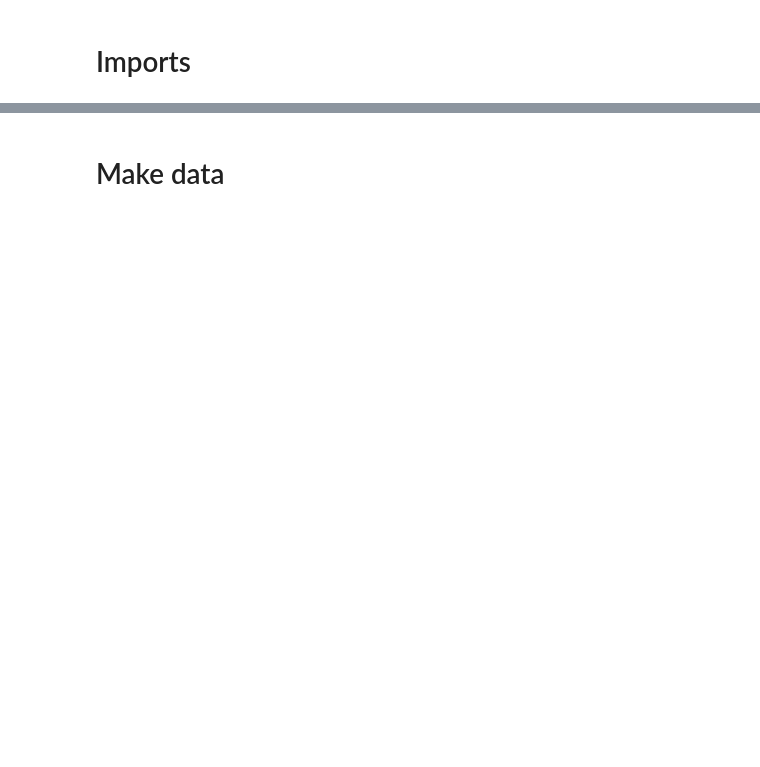
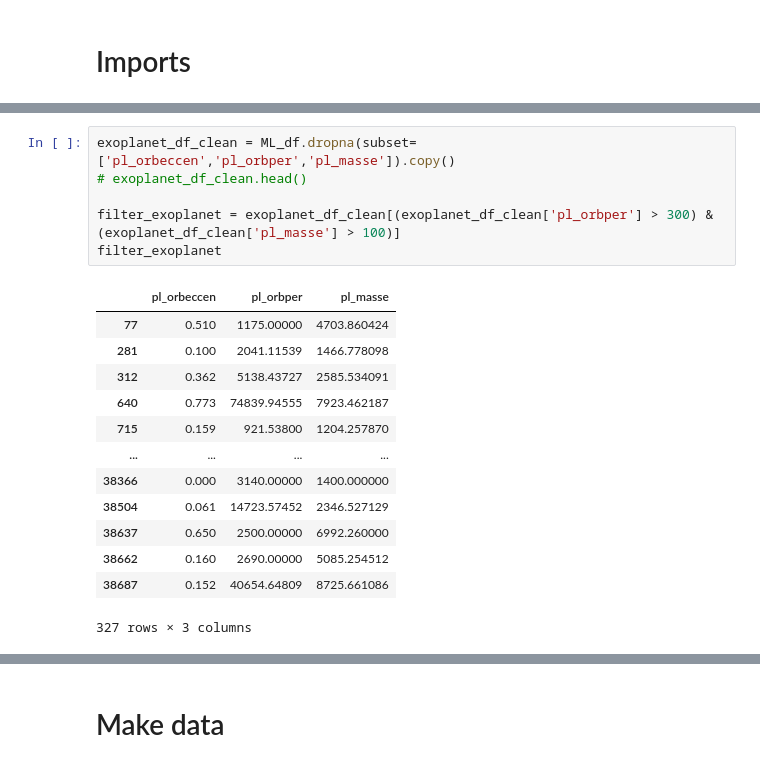
Before and after one commit to victorkarkour/Microlensing-Separation, a Jupyter notebook: Dist_e.ipynb, the cells around one changed output, grey strips where cells are left out. Cells and saved outputs as stored; diff of their text form; blank space fills up the shorter version.

```diff
--- a/Dist_e.ipynb
+++ b/Dist_e.ipynb
@@ -7,0 +19,20 @@ import matplotlib.pyplot as plt
+# %%
+exoplanet_df_clean = ML_df.dropna(subset=['pl_orbeccen','pl_orbper','pl_masse']).copy()
+# exoplanet_df_clean.head()
+
+filter_exoplanet = exoplanet_df_clean[(exoplanet_df_clean['pl_orbper'] > 300) &  (exoplanet_df_clean['pl_masse'] > 100)]
+filter_exoplanet
+# %% [output]
+|  | pl_orbeccen | pl_orbper | pl_masse |
+| 77 | 0.510 | 1175.00000 | 4703.860424 |
+| 281 | 0.100 | 2041.11539 | 1466.778098 |
+| 312 | 0.362 | 5138.43727 | 2585.534091 |
+| 640 | 0.773 | 74839.94555 | 7923.462187 |
+| 715 | 0.159 | 921.53800 | 1204.257870 |
+| ... | ... | ... | ... |
+| 38366 | 0.000 | 3140.00000 | 1400.000000 |
+| 38504 | 0.061 | 14723.57452 | 2346.527129 |
+| 38637 | 0.650 | 2500.00000 | 6992.260000 |
+| 38662 | 0.160 | 2690.00000 | 5085.254512 |
+| 38687 | 0.152 | 40654.64809 | 8725.661086 |
+327 rows × 3 columns
```
Also changed, not shown: parts of 6 cells of this notebook.
